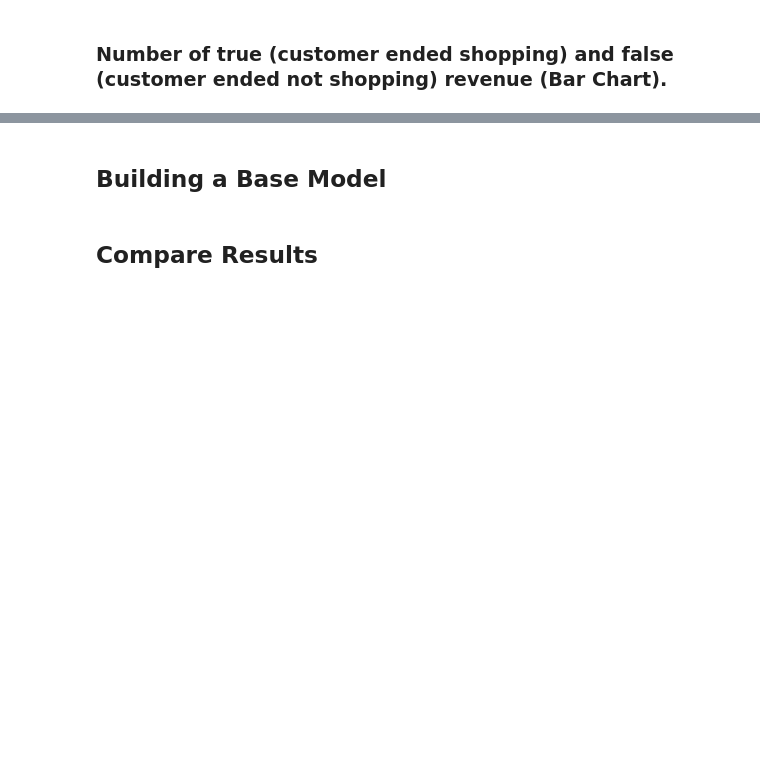
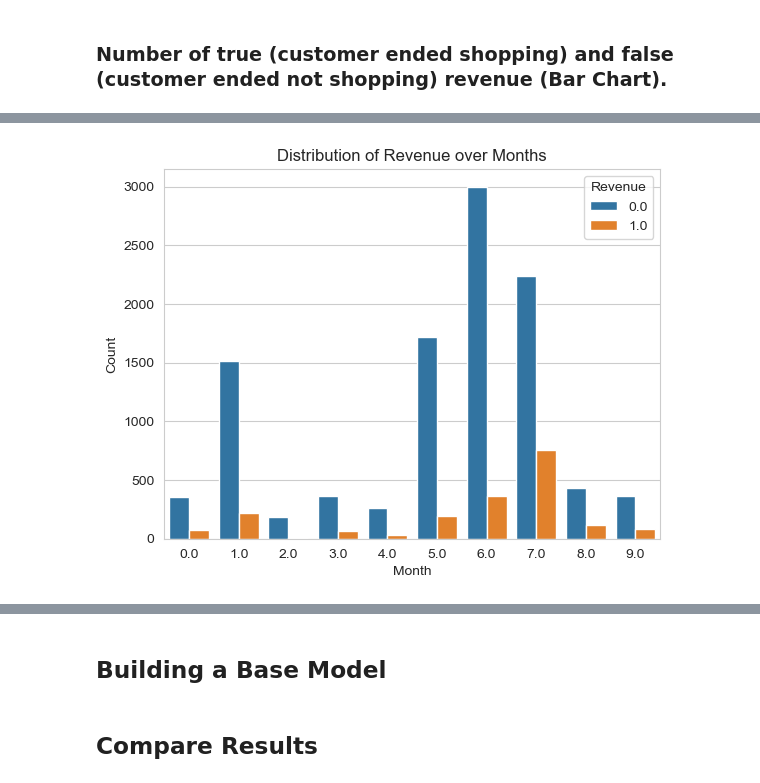
Before and after one commit to RoshanPaudyal/Project-3, a Jupyter notebook: Customer_Intention.ipynb, the cells around one changed output, grey strips where cells are left out. Drawn from its saved outputs; the diff is of its cells as text; code cells hidden in the pictures; blank space fills up the shorter version.

```diff
--- a/Customer_Intention.ipynb
+++ b/Customer_Intention.ipynb
@@ -97,0 +141,19 @@ plt.show();
+# %%
+
+revenue_df = df.sort_values('Month')
+
+# Set the style of the plot
+sns.set_style("whitegrid")
+
+# Create a barplot of the revenue distribution over months
+sns.countplot(x="Month", hue="Revenue", data=df)
+
+# Add labels to the plot
+plt.title("Distribution of Revenue over Months")
+plt.xlabel("Month")
+plt.ylabel("Count")
+
+# Show the plot
+plt.show()
+# %% [output]
+[figure, added]
```
Also changed, not shown: parts of 29 cells of this notebook.
